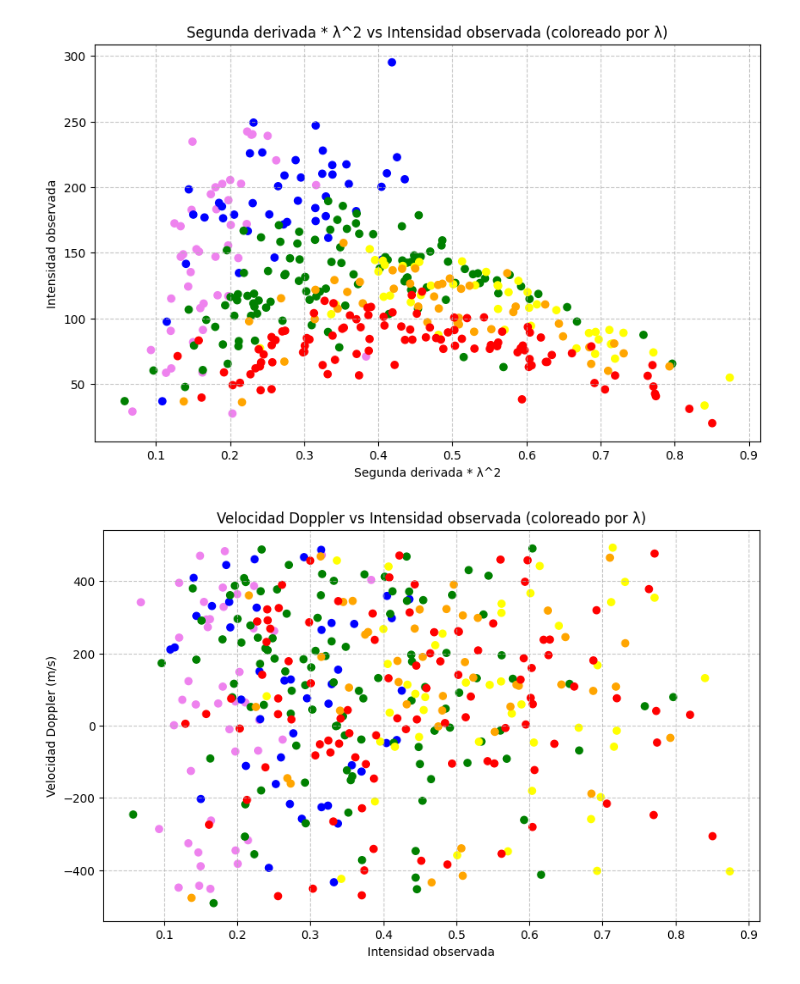
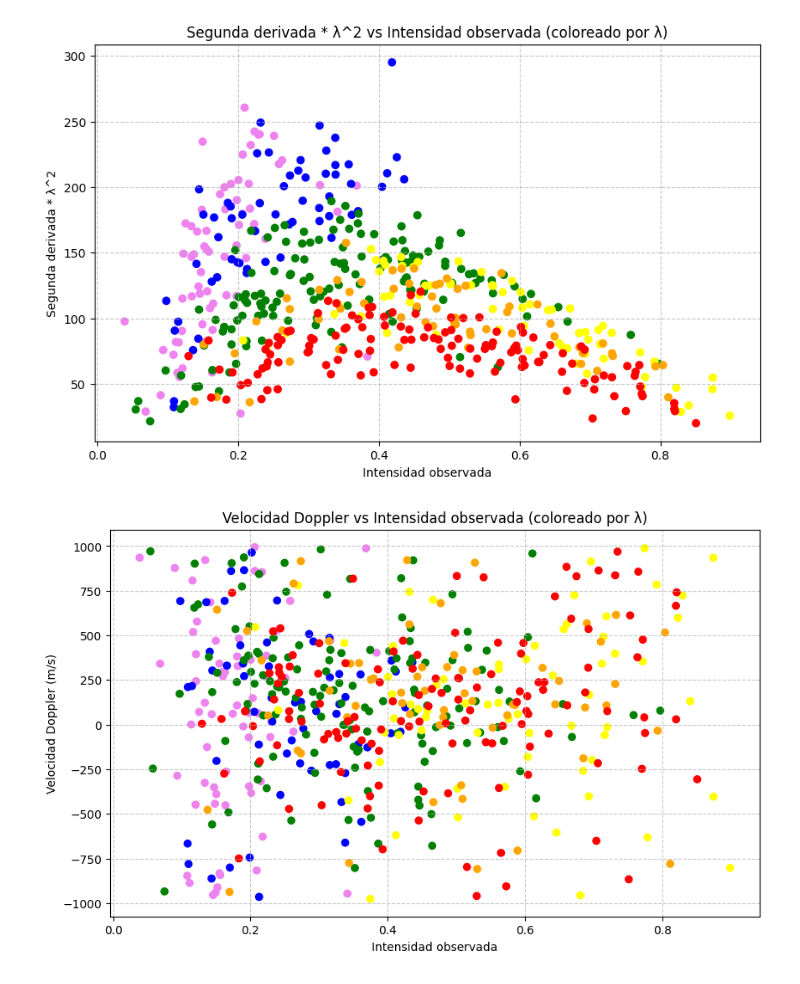
Before and after one commit to LaraGomezN/Aldebaran, a Jupyter notebook: main.ipynb, the cells around one changed output. Cells and saved outputs as stored; diff of their text form; code cells hidden in the pictures.

Commit message:
changes in graphs

```diff
--- a/main.ipynb
+++ b/main.ipynb
@@ -171,12 +150,13 @@ df_min = df_min[df_min["valid_minimum"]]
 # %%
 # Rango de interés
-x1 = 3955
-x2 = 3957
+x1 = 3955.7
+x2 = 3955.87
 
 # Filtrar espectro en el rango dado
 mask = (x >= x1) & (x <= x2)
 x_range = x[mask]
 y_range = y[mask]
+window_pts = 15
 
 # Leer archivo CSV con líneas teóricas
 iron_lines = pd.read_csv("Datos/Nave.csv", header=None)[0]
@@ -216,10 +196,36 @@ for i, row in df_min_range.iterrows():
     plt.plot(x_vals, y_vals, color="orange", linewidth=2,
              label="Pendiente en mínimo" if i == df_min_range.index[0] else "")
 
+# === Graficar polinomio ajustado en cada mínimo ===
+for i, row in df_min_range.iterrows():
+    idx = int(row["idx_candidate"])
+
+    # Definir ventana alrededor del mínimo (igual que en el ajuste)
+    half = window_pts // 2
+    start = max(0, idx - half)
+    end = min(len(x), start + window_pts)
+    start = max(0, end - window_pts)
+
+    x_win = x[start:end]
+    y_win = y[start:end]
+
+    # Ajustar el polinomio otra vez en esa ventana
+    x_shift = x_win - x[idx]
+    coeffs = np.polyfit(x_shift, y_win, deg=4)
+    p = np.poly1d(coeffs)
+
+    # Evaluar en un rango denso para trazar curva suave
+    x_dense = np.linspace(x_win.min(), x_win.max(), 200)
+    y_dense = p(x_dense - x[idx])  # ojo: restamos el shift
+
+    # Dibujar polinomio con línea punteada
+    plt.plot(x_dense, y_dense, "--", color="purple", linewidth=1.5,
+             label="Ajuste polinómico" if i == df_min_range.index[0] else "")
+
 
 plt.xlabel("Longitud de onda (Å)")
 plt.ylabel("Intensidad")
-plt.title(f"Espectro entre {x1} y {x2} Å con líneas Fe, mínimos y pendientes")
+plt.title(f"Espectro entre {x1} y {x2}")
 plt.legend()
 plt.grid(True)
 plt.show()
@@ -298,7 +304,7 @@ plt.scatter(
 
 plt.xlabel("Intensidad observada")
 plt.ylabel("Velocidad Doppler (m/s)")
-#plt.ylim(-5, 5)
+plt.ylim(-1500, 1500)
 plt.title("Velocidad Doppler vs Intensidad observada (coloreado por λ)")
 plt.grid(True, linestyle="--", alpha=0.7)
 
@@ -314,8 +320,8 @@ plt.scatter(
     c=df_visible["Color"]
 )
 
-plt.xlabel("Segunda derivada * λ^2")
-plt.ylabel("Intensidad observada")
+plt.ylabel("Segunda derivada * λ^2")
+plt.xlabel("Intensidad observada")
 plt.title("Segunda derivada * λ^2 vs Intensidad observada (coloreado por λ)")
 plt.grid(True, linestyle="--", alpha=0.7)
 
@@ -342,2 +348,2 @@ plt.show()
-[figure, old version]
+[figure, new version]
-[figure, old version]
+[figure, new version]
```
Also changed, not shown: parts of 6 cells of this notebook.
